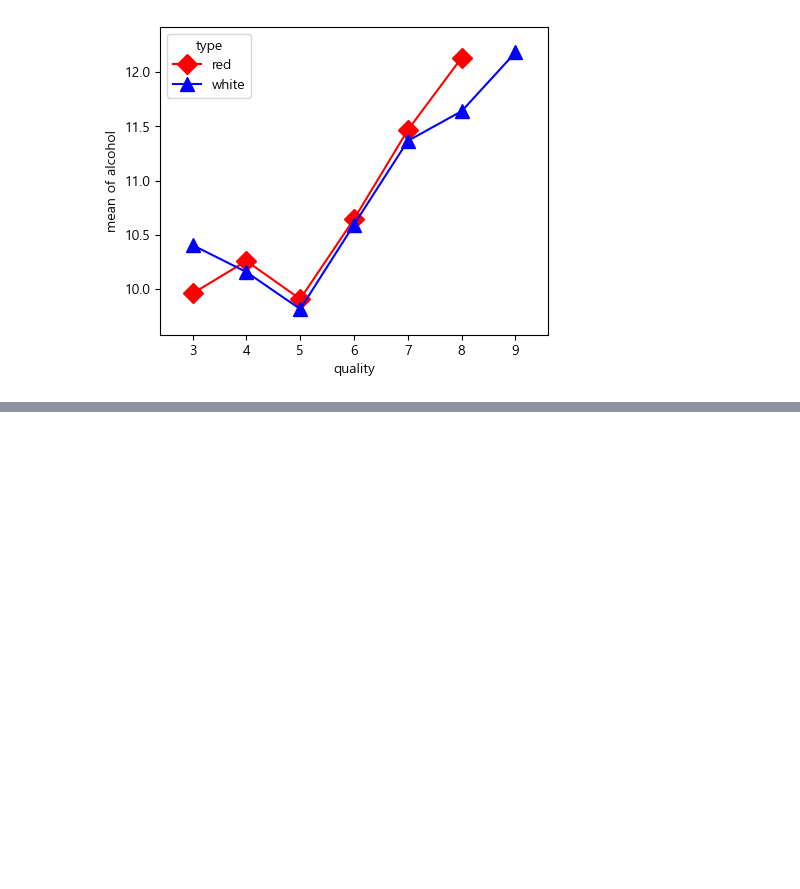
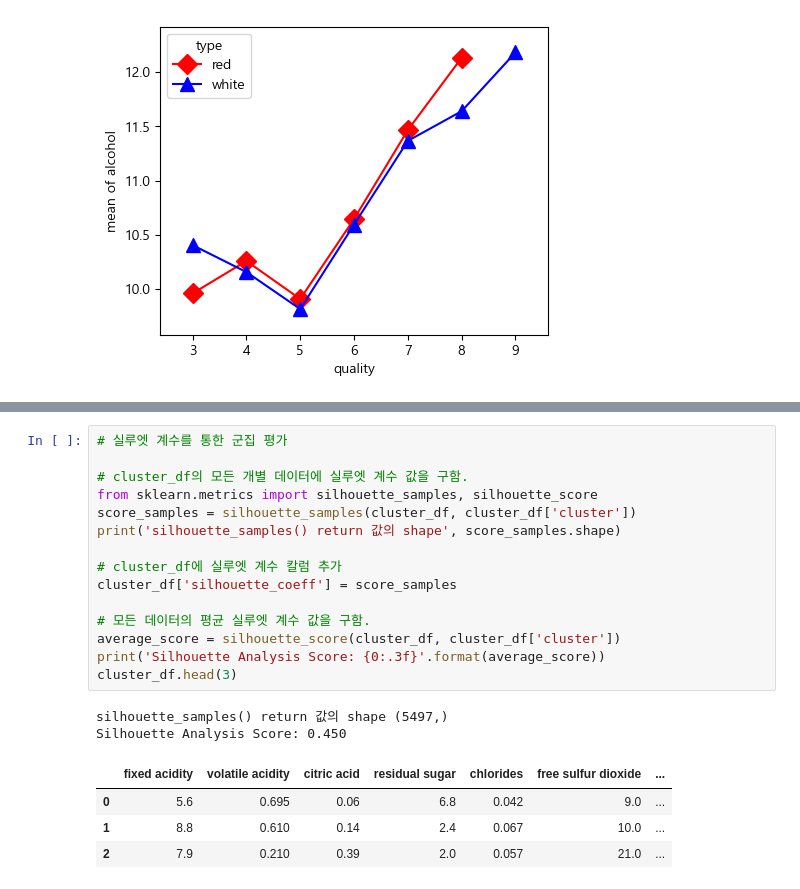
Before and after one commit to Park-Young-Bin/ADP_code, a Jupyter notebook: Dacon_와인 품질 분류.ipynb, the cells around one changed output, grey strips where cells are left out. Drawn from its saved outputs; the diff is of its cells as text; blank space fills up the shorter version.

```diff
--- a/Dacon_와인 품질 분류.ipynb
+++ b/Dacon_와인 품질 분류.ipynb
@@ -194,0 +286,22 @@ fig = interaction_plot(quality, types, alcohol, colors=['red', 'blue'], markers=
+# %%
+# 실루엣 계수를 통한 군집 평가
+
+# cluster_df의 모든 개별 데이터에 실루엣 계수 값을 구함.
+from sklearn.metrics import silhouette_samples, silhouette_score
+score_samples = silhouette_samples(cluster_df, cluster_df['cluster'])
+print('silhouette_samples() return 값의 shape', score_samples.shape)
+
+# cluster_df에 실루엣 계수 칼럼 추가
+cluster_df['silhouette_coeff'] = score_samples
+
+# 모든 데이터의 평균 실루엣 계수 값을 구함.
+average_score = silhouette_score(cluster_df, cluster_df['cluster'])
+print('Silhouette Analysis Score: {0:.3f}'.format(average_score))
+cluster_df.head(3)
+# %% [output]
+silhouette_samples() return 값의 shape (5497,)
+Silhouette Analysis Score: 0.450
+|  | fixed acidity | volatile acidity | citric acid | residual sugar | chlorides | free sulfur dioxide | ... |
+| 0 | 5.6 | 0.695 | 0.06 | 6.8 | 0.042 | 9.0 | ... |
+| 1 | 8.8 | 0.610 | 0.14 | 2.4 | 0.067 | 10.0 | ... |
+| 2 | 7.9 | 0.210 | 0.39 | 2.0 | 0.057 | 21.0 | ... |
```
Also changed, not shown: parts of 16 cells of this notebook.
